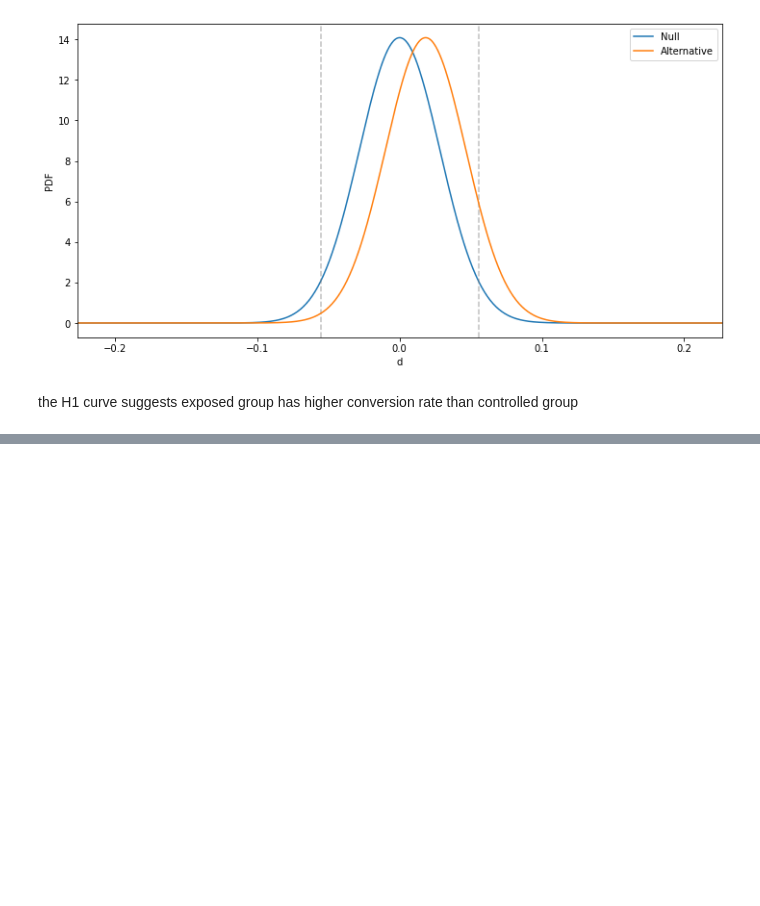
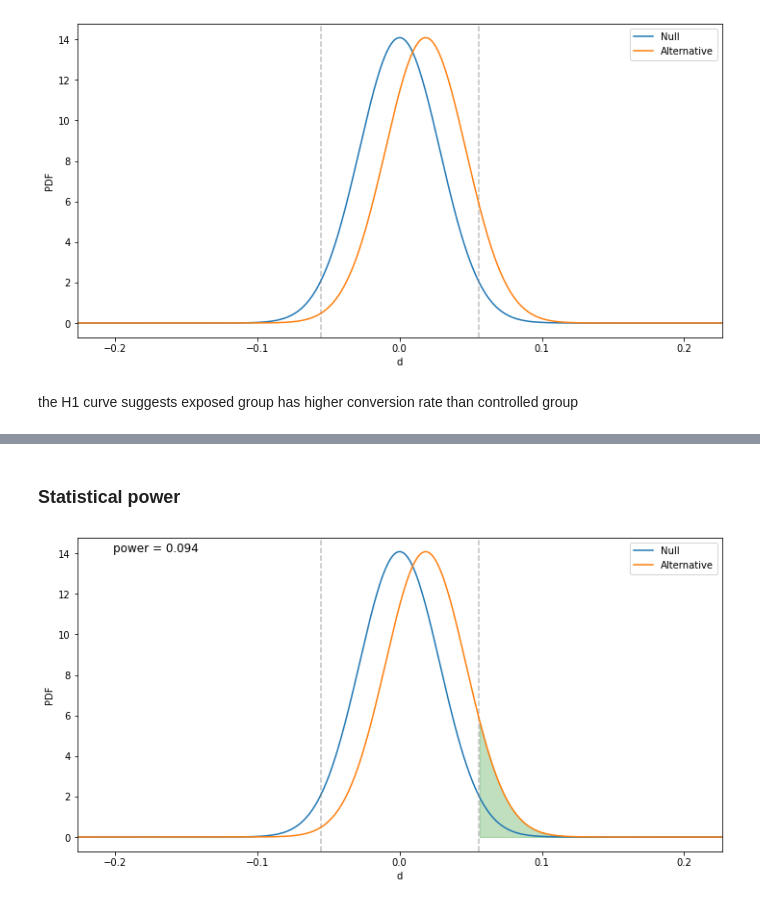
Before and after one commit to TenAcademy/A_B-Hypothesis-Testing, a Jupyter notebook: notebooks/classical_abtest.ipynb, the cells around one changed output, grey strips where cells are left out. Drawn from its saved outputs; the diff is of its cells as text; code cells hidden in the pictures; blank space fills up the shorter version.

Commit message:
find out statistical power

```diff
--- a/notebooks/classical_abtest.ipynb
+++ b/notebooks/classical_abtest.ipynb
@@ -153,0 +172,6 @@ the H1 curve suggests exposed group has higher conversion rate than controlled g
+# %% [markdown]
+### Statistical power
+# %%
+hp.hypo_plot(c_total, e_total, c_cr, diff,show_power=True)
+# %% [output]
+[figure, added]
```
Also changed, not shown: parts of 12 cells of this notebook, 1 other file.
